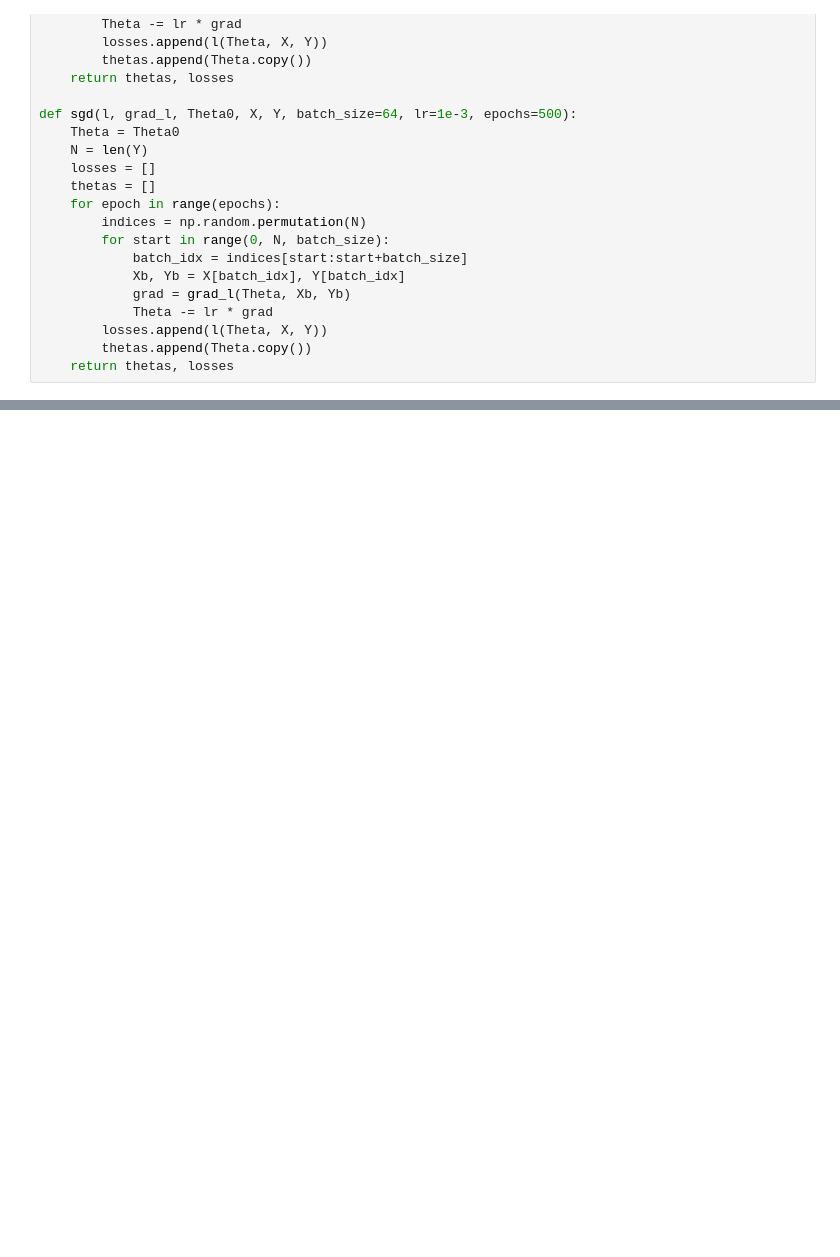
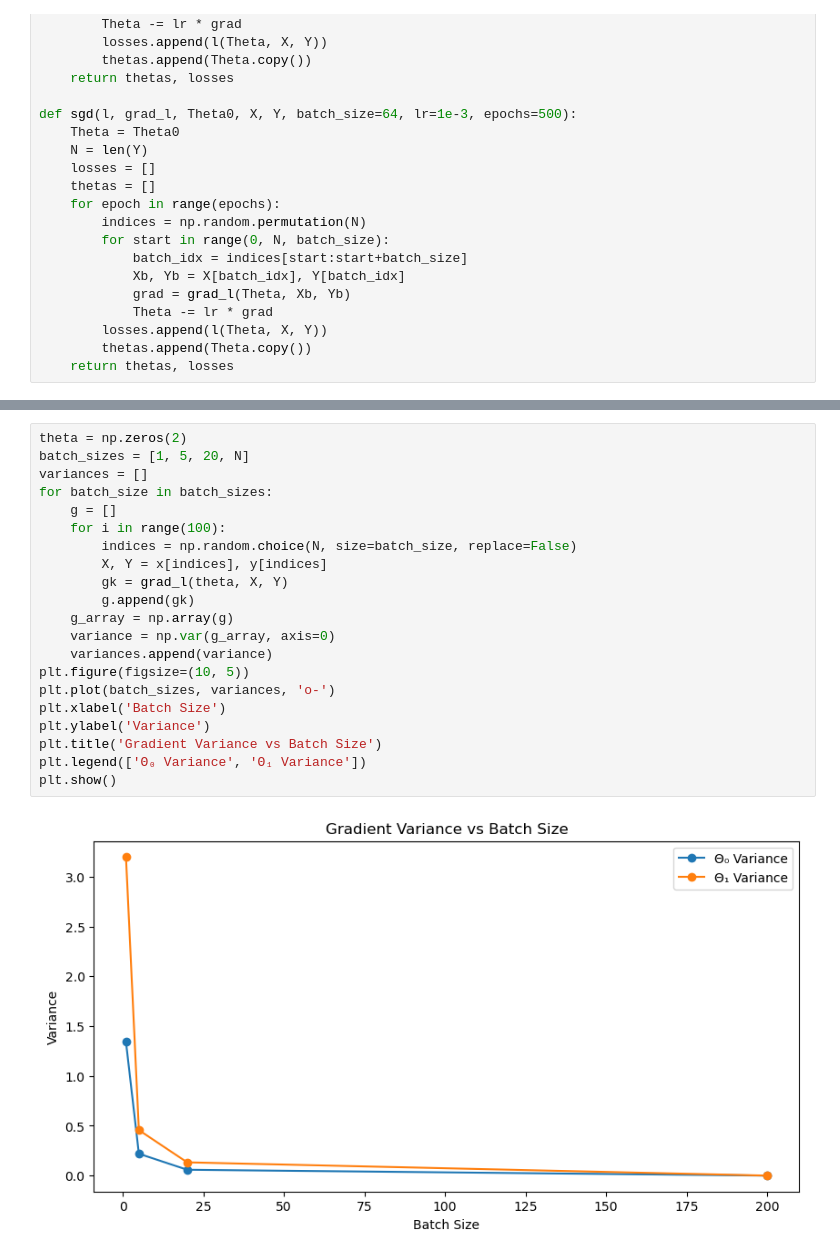
Before and after one commit to tntwj/smm-homework, a Jupyter notebook: Stochastic_GD.ipynb, the cells around one changed output, grey strips where cells are left out. Drawn from its saved outputs; the diff is of its cells as text; blank space fills up the shorter version.

```diff
--- a/Stochastic_GD.ipynb
+++ b/Stochastic_GD.ipynb
@@ -67,0 +69,23 @@ for batch_size in batches:
+# %%
+theta = np.zeros(2)
+batch_sizes = [1, 5, 20, N]
+variances = []
+for batch_size in batch_sizes:
+    g = []
+    for i in range(100):
+        indices = np.random.choice(N, size=batch_size, replace=False)
+        X, Y = x[indices], y[indices]
+        gk = grad_l(theta, X, Y)
+        g.append(gk)
+    g_array = np.array(g)
+    variance = np.var(g_array, axis=0)
+    variances.append(variance)
+plt.figure(figsize=(10, 5))
+plt.plot(batch_sizes, variances, 'o-')
+plt.xlabel('Batch Size')
+plt.ylabel('Variance')
+plt.title('Gradient Variance vs Batch Size')
+plt.legend(['Θ₀ Variance', 'Θ₁ Variance'])
+plt.show()
+# %% [output]
+[figure, added]
```
Also changed, not shown: parts of 1 cell of this notebook.
